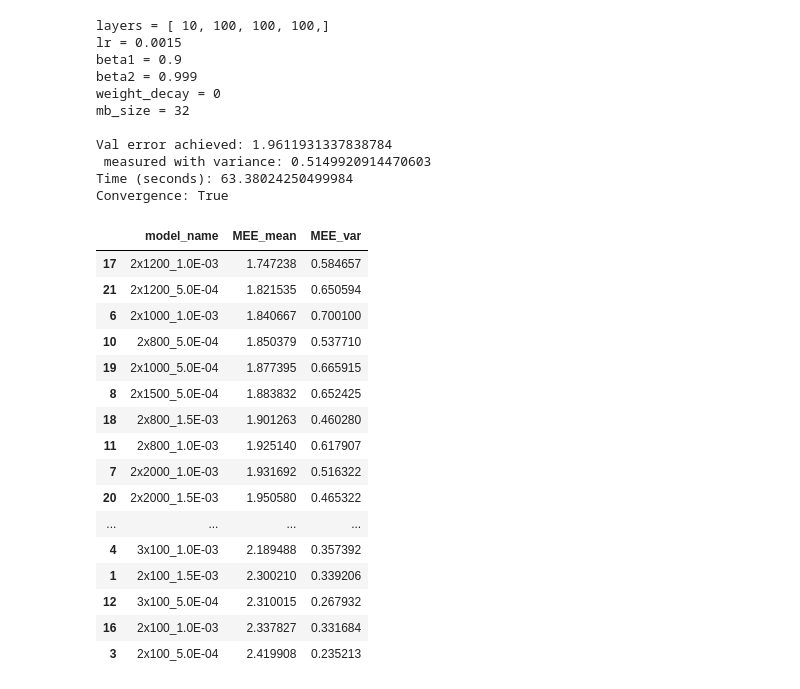
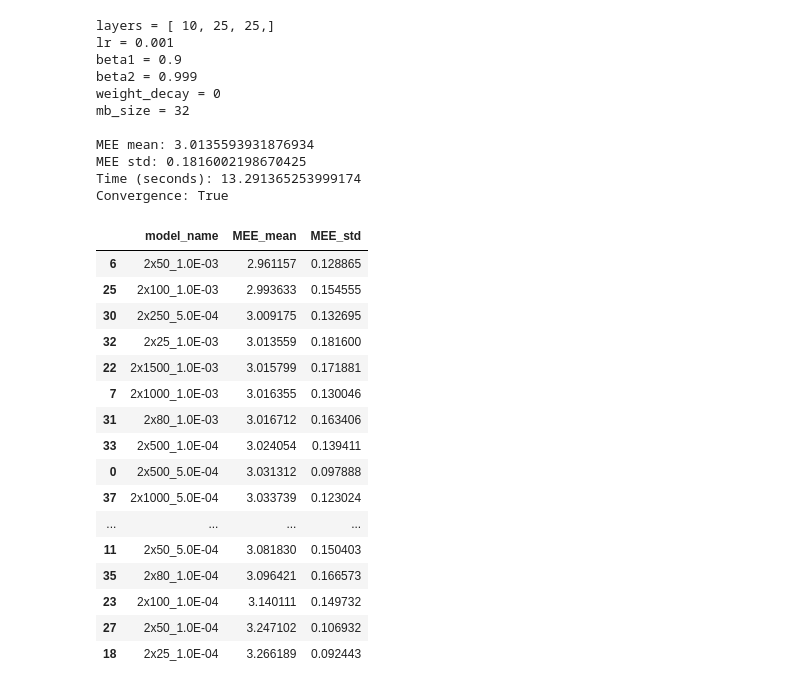
Before and after one commit to FeLusiani/ML_Project, a Jupyter notebook: MLCode/CUP_NN.ipynb, the cells around one changed output. Saved outputs shown, nothing was run; the diff lists cells and outputs as text; code cells hidden in the pictures.

```diff
--- a/MLCode/CUP_NN.ipynb
+++ b/MLCode/CUP_NN.ipynb
@@ -93,7 +34,7 @@ def saved_NN_models():
 # %%
 NN_HP = NN_HyperParameters(
-    [10, 200, 200, 200],
-    lr=0.0015,
+    [10, 25, 25],
+    lr=10E-4,
     beta1=0.9,
     beta2=0.999,
     weight_decay=0,
@@ -102,40 +43,43 @@ NN_HP = NN_HyperParameters(
 net = NN_Regressor(2,NN_HP, Y_scaler)
 
 
-# stats = train_NN_cup(net, X_train, Y_train, X_val, Y_val, 15,100,False)
-stats = train_NN_K_validation(net, 5, X_dev, Y_dev)
+# stats = train_NN_cup(net, X_train, Y_train, X_val, Y_val, 20,500)
+stats = train_NN_K_validation(net, 5, X_dev, Y_dev, 3)
+# print(stats)
 save_training(stats, NN_HP)
 # %% [output]
-layers = [ 10, 100, 100, 100,]
-lr = 0.0015
+layers = [ 10, 25, 25,]
+lr = 0.001
 beta1 = 0.9
 beta2 = 0.999
 weight_decay = 0
 mb_size = 32
 
-Val error achieved: 1.9611931337838784
- measured with variance: 0.5149920914470603
-Time (seconds): 63.38024250499984
+MEE mean: 3.0135593931876934
+MEE std: 0.1816002198670425
+Time (seconds): 13.291365253999174
 Convergence: True
 # %%
 df = saved_NN_models()
 df = df.sort_values(by=['MEE_mean'])
+# select on number of layers:
+df = df[df['model_name'].str.startswith('2')]
 df
 # %% [output]
-|  | model_name | MEE_mean | MEE_var |
-| 17 | 2x1200_1.0E-03 | 1.747238 | 0.584657 |
-| 21 | 2x1200_5.0E-04 | 1.821535 | 0.650594 |
-| 6 | 2x1000_1.0E-03 | 1.840667 | 0.700100 |
-| 10 | 2x800_5.0E-04 | 1.850379 | 0.537710 |
-| 19 | 2x1000_5.0E-04 | 1.877395 | 0.665915 |
-| 8 | 2x1500_5.0E-04 | 1.883832 | 0.652425 |
-| 18 | 2x800_1.5E-03 | 1.901263 | 0.460280 |
-| 11 | 2x800_1.0E-03 | 1.925140 | 0.617907 |
-| 7 | 2x2000_1.0E-03 | 1.931692 | 0.516322 |
-| 20 | 2x2000_1.5E-03 | 1.950580 | 0.465322 |
+|  | model_name | MEE_mean | MEE_std |
+| 6 | 2x50_1.0E-03 | 2.961157 | 0.128865 |
+| 25 | 2x100_1.0E-03 | 2.993633 | 0.154555 |
+| 30 | 2x250_5.0E-04 | 3.009175 | 0.132695 |
+| 32 | 2x25_1.0E-03 | 3.013559 | 0.181600 |
+| 22 | 2x1500_1.0E-03 | 3.015799 | 0.171881 |
+| 7 | 2x1000_1.0E-03 | 3.016355 | 0.130046 |
+| 31 | 2x80_1.0E-03 | 3.016712 | 0.163406 |
+| 33 | 2x500_1.0E-04 | 3.024054 | 0.139411 |
+| 0 | 2x500_5.0E-04 | 3.031312 | 0.097888 |
+| 37 | 2x1000_5.0E-04 | 3.033739 | 0.123024 |
 | ... | ... | ... | ... |
-| 4 | 3x100_1.0E-03 | 2.189488 | 0.357392 |
-| 1 | 2x100_1.5E-03 | 2.300210 | 0.339206 |
-| 12 | 3x100_5.0E-04 | 2.310015 | 0.267932 |
-| 16 | 2x100_1.0E-03 | 2.337827 | 0.331684 |
-| 3 | 2x100_5.0E-04 | 2.419908 | 0.235213 |
+| 11 | 2x50_5.0E-04 | 3.081830 | 0.150403 |
+| 35 | 2x80_1.0E-04 | 3.096421 | 0.166573 |
+| 23 | 2x100_1.0E-04 | 3.140111 | 0.149732 |
+| 27 | 2x50_1.0E-04 | 3.247102 | 0.106932 |
+| 18 | 2x25_1.0E-04 | 3.266189 | 0.092443 |
```
Also changed, not shown: parts of 8 cells of this notebook, 3 other files.
